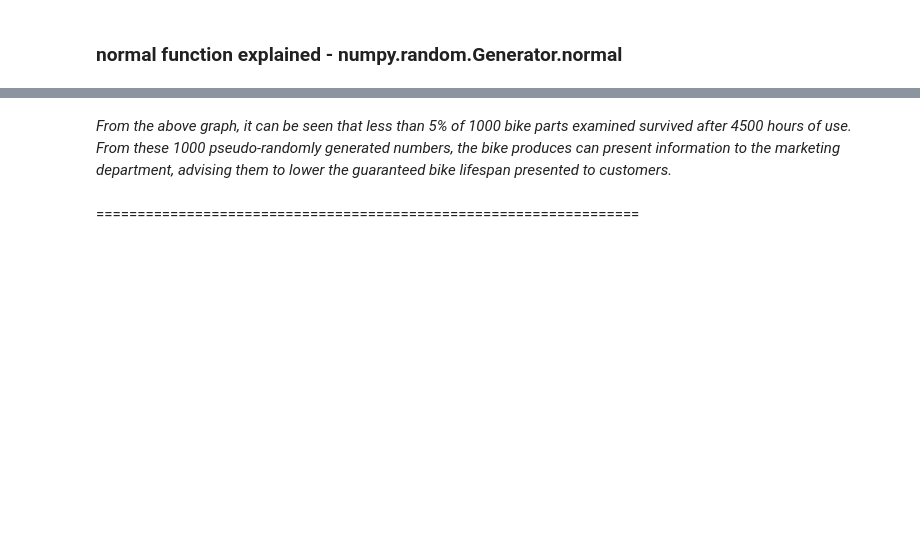
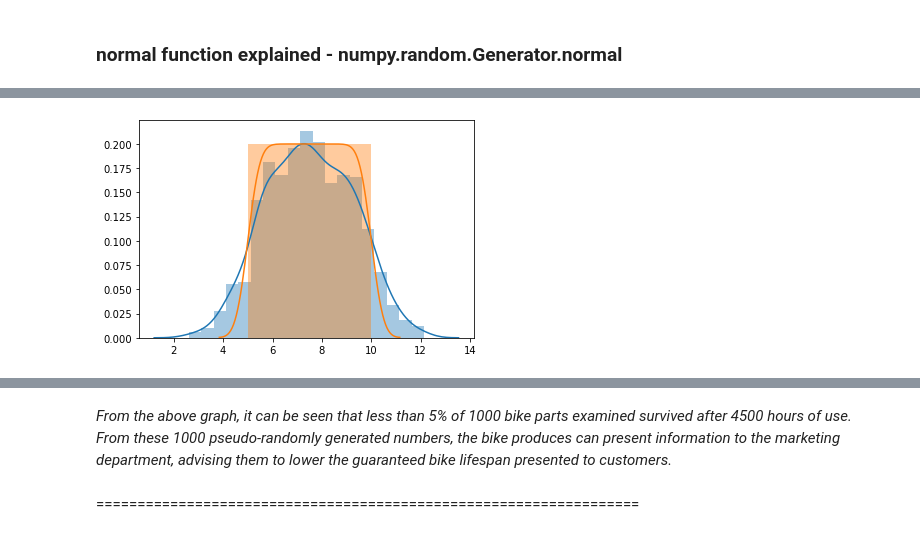
Before and after one commit to PJFinnerty/52465-Assignment, a Jupyter notebook: q3.practice.ipynb, the cells around one changed output, grey strips where cells are left out. Saved outputs shown, nothing was run; the diff lists cells and outputs as text; code cells hidden in the pictures; blank space fills up the shorter version.

```diff
--- a/q3.practice.ipynb
+++ b/q3.practice.ipynb
@@ -206 +230,11 @@ print(n)
+# %%
+import seaborn as sns
+
+b = np.linspace(5, 10, 1000)
+c = np.random.normal(b)
+sns.distplot(c)
+sns.distplot(b)
+plt.show()
+# %% [output]
+[figure, added]
 # %% [markdown]
```
Also changed, not shown: parts of 56 cells of this notebook, 3 other files.
